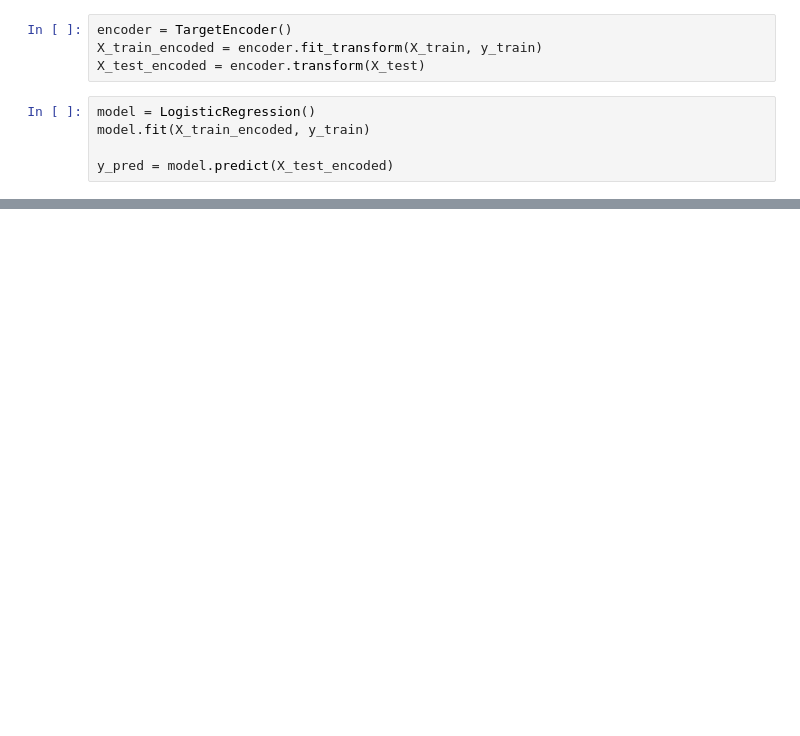
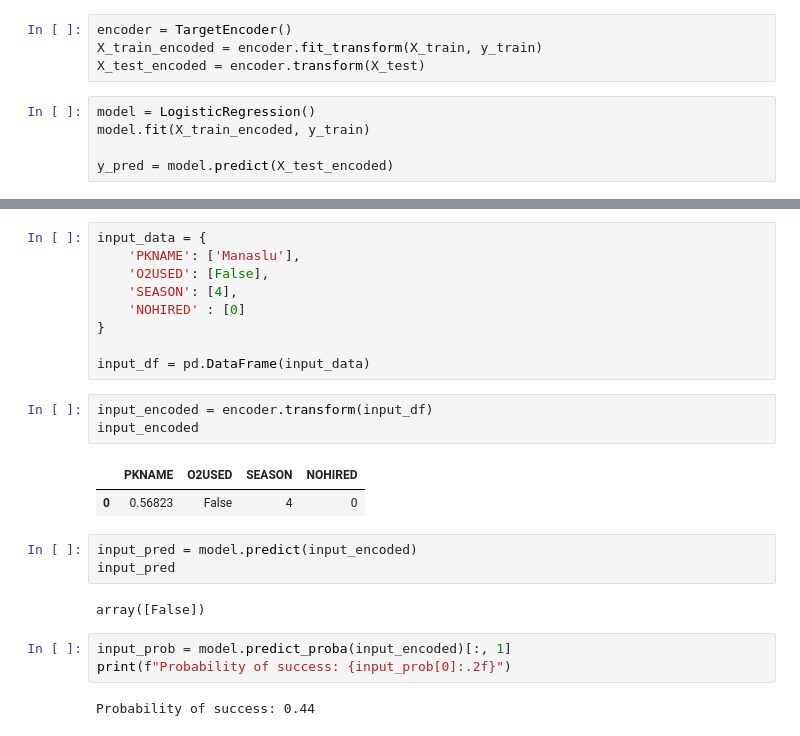
Before and after one commit to lazy-upa/Mountaineering-Expedition-Prediction, a Jupyter notebook: src/model.ipynb, the cells around one changed output, grey strips where cells are left out. Saved outputs shown, nothing was run; the diff lists cells and outputs as text; blank space fills up the shorter version.

Commit message:
Model validated

```diff
--- a/src/model.ipynb
+++ b/src/model.ipynb
@@ -65,0 +125,25 @@ plt.show()
+# %%
+input_data = {
+    'PKNAME': ['Manaslu'],
+    'O2USED': [False],
+    'SEASON': [4],
+    'NOHIRED' : [0]
+}
+
+input_df = pd.DataFrame(input_data)
+# %%
+input_encoded = encoder.transform(input_df)
+input_encoded
+# %% [output]
+|  | PKNAME | O2USED | SEASON | NOHIRED |
+| 0 | 0.56823 | False | 4 | 0 |
+# %%
+input_pred = model.predict(input_encoded)
+input_pred
+# %% [output]
+array([False])
+# %%
+input_prob = model.predict_proba(input_encoded)[:, 1]
+print(f"Probability of success: {input_prob[0]:.2f}")
+# %% [output]
+Probability of success: 0.44
```
Also changed, not shown: parts of 10 cells of this notebook, 1 other file.
